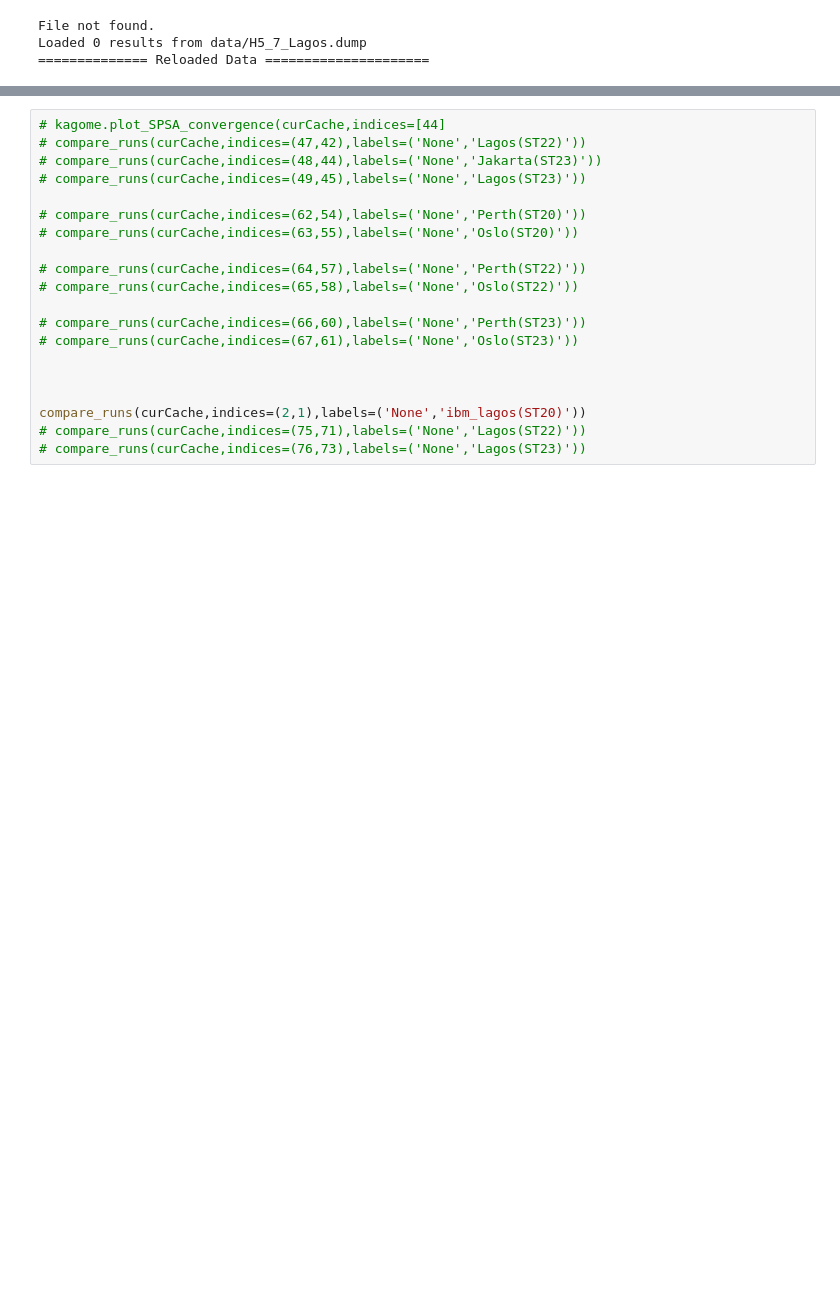
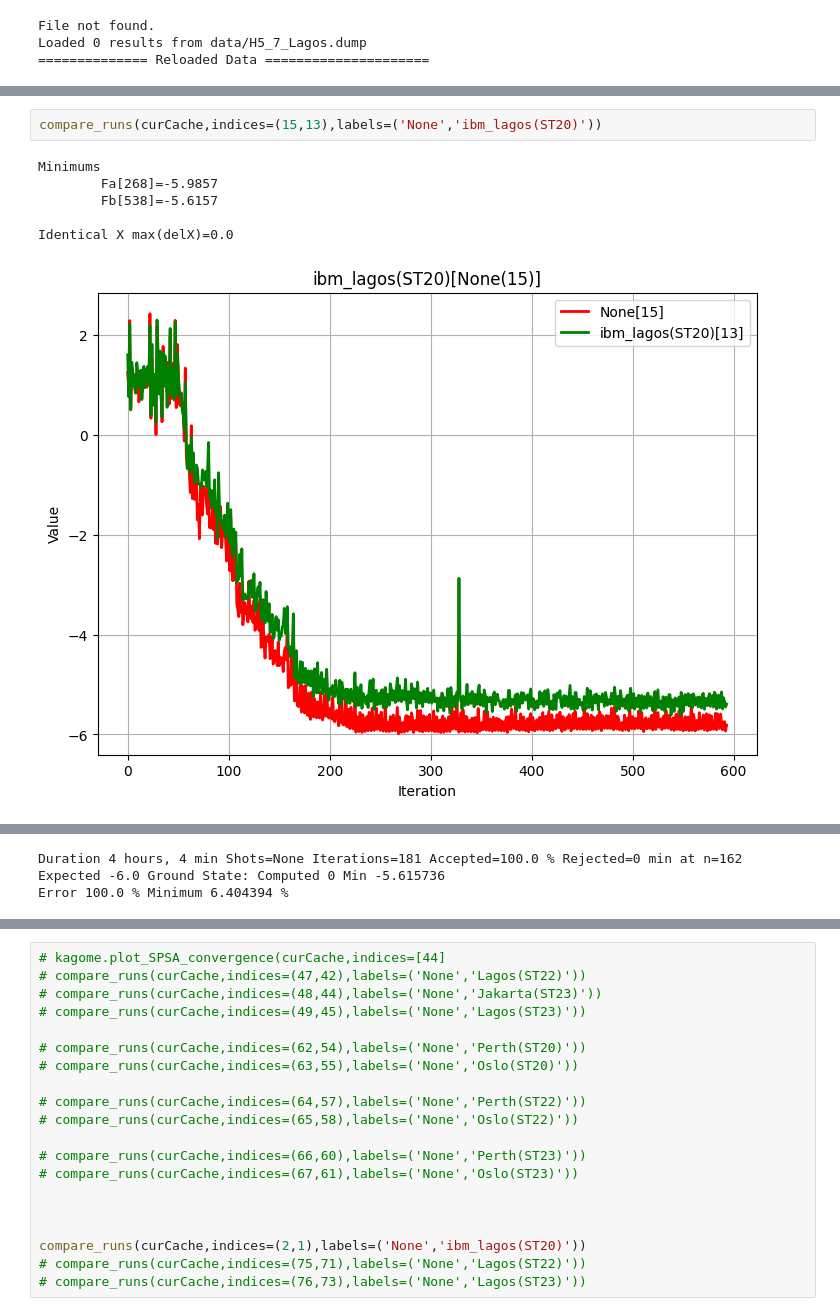
Before and after one commit to rrodenbusch/open-science-prize-2022, a Jupyter notebook: Lago5_7-Kagome.ipynb, the cells around one changed output, grey strips where cells are left out. Cells and saved outputs as stored; diff of their text form; blank space fills up the shorter version.

```diff
--- a/Lago5_7-Kagome.ipynb
+++ b/Lago5_7-Kagome.ipynb
@@ -359,0 +351,9 @@ Loaded 14 results from data/H5_7_Lagos.dump
+# %%
+compare_runs(curCache,indices=(15,13),labels=('None','ibm_lagos(ST20)'))
+# %% [output]
+Minimums
+        Fa[268]=-5.9857
+        Fb[538]=-5.6157
+
+Identical X max(delX)=0.0
+[figure, added]
@@ -359,0 +361,3 @@ Loaded 14 results from data/H5_7_Lagos.dump
+Duration 4 hours, 4 min Shots=None Iterations=181 Accepted=100.0 % Rejected=0 min at n=162
+Expected -6.0 Ground State: Computed 0 Min -5.615736
+Error 100.0 % Minimum 6.404394 %
```
Also changed, not shown: parts of 6 cells of this notebook, 4 other files.
